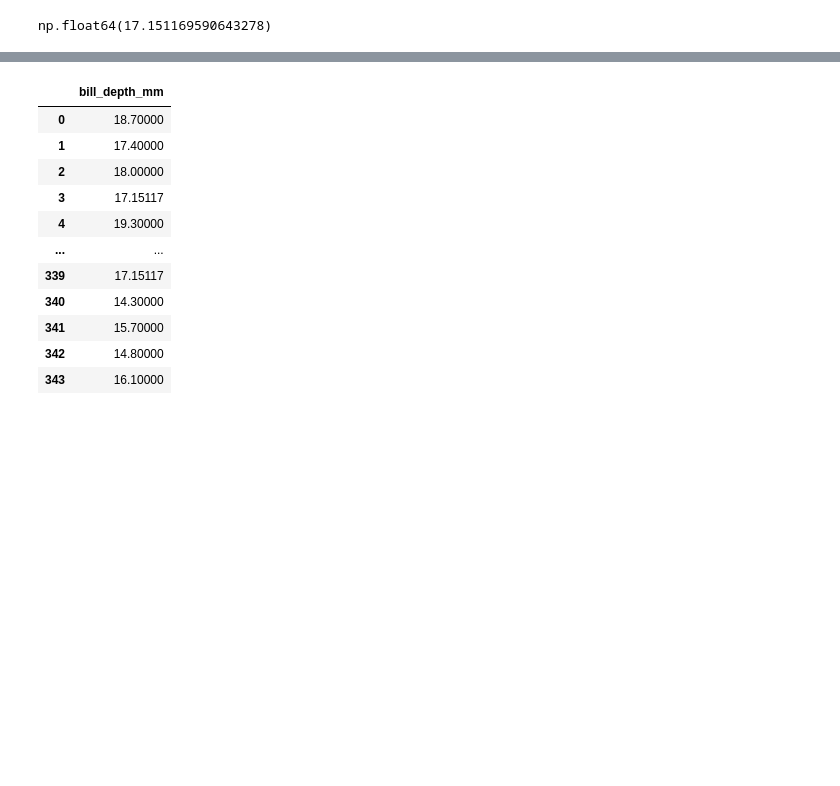
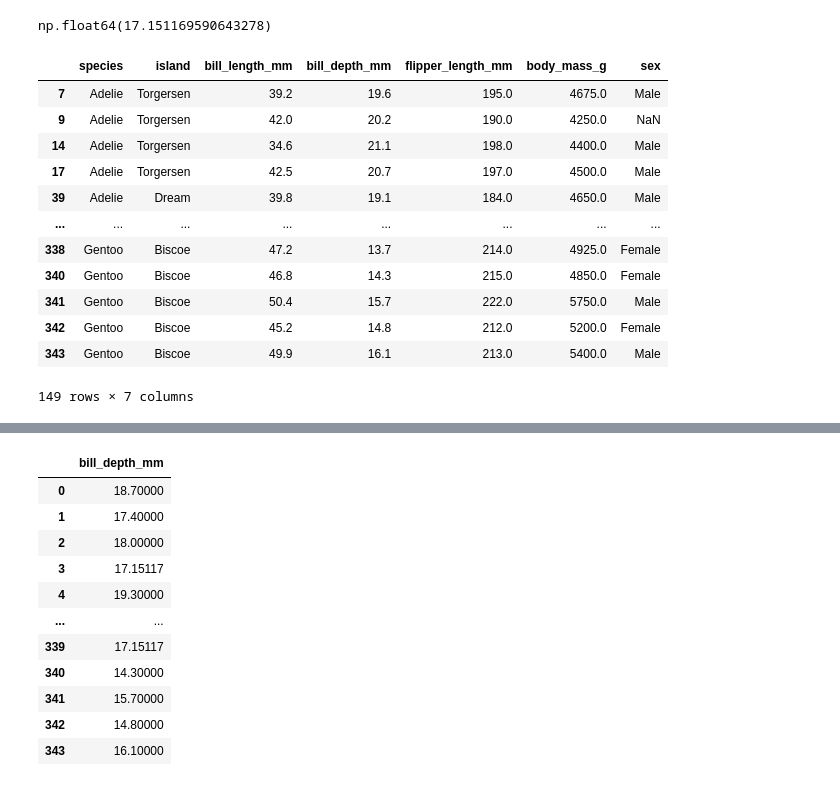
Before and after one commit to sreenandinisreenivasan3-sree/ML-project, a Jupyter notebook: Day_2_WORKSHEET.ipynb, the cells around one changed output, grey strips where cells are left out. Drawn from its saved outputs; the diff is of its cells as text; code cells hidden in the pictures; blank space fills up the shorter version.

```diff
--- a/Day_2_WORKSHEET.ipynb
+++ b/Day_2_WORKSHEET.ipynb
@@ -553,8 +553,8 @@ array([[2, 3],
 # %%
 #penguins dataset
 # %%
-df=sns.load_dataset("penguins")
-df.head()
+df1=sns.load_dataset("penguins")
+df1.head()
 # %% [output]
 |  | species | island | bill_length_mm | bill_depth_mm | flipper_length_mm | body_mass_g | sex |
 | 0 | Adelie | Torgersen | 39.1 | 18.7 | 181.0 | 3750.0 | Male |
@@ -631,13 +631,13 @@ df.isnull().sum()    #checking the missing values
 dtype: int64
 # %%
-len_mean=df['bill_length_mm'].mean()
+len_mean=df1['bill_length_mm'].mean()
 len_mean
 # %% [output]
 np.float64(43.9219298245614)
 # %%
 
-df['bill_length_mm']=df['bill_length_mm'].fillna(len_mean)  #fill missing numerical values with mean
-df['bill_length_mm']
+df1['bill_length_mm']=df1['bill_length_mm'].fillna(len_mean)  #fill missing numerical values with mean
+df1['bill_length_mm']
 # %% [output]
 |  | bill_length_mm |
 | 0 | 39.10000 |
@@ -675,3 +675,19 @@ dep_mean=df['bill_depth_mm'].mean()
 dep_mean
 # %% [output]
 np.float64(17.151169590643278)
+# %%
+df1[df1['body_mass_g']>df1['body_mass_g'].mean()]
+# %% [output]
+|  | species | island | bill_length_mm | bill_depth_mm | flipper_length_mm | body_mass_g | sex |
+| 7 | Adelie | Torgersen | 39.2 | 19.6 | 195.0 | 4675.0 | Male |
+| 9 | Adelie | Torgersen | 42.0 | 20.2 | 190.0 | 4250.0 | NaN |
+| 14 | Adelie | Torgersen | 34.6 | 21.1 | 198.0 | 4400.0 | Male |
+| 17 | Adelie | Torgersen | 42.5 | 20.7 | 197.0 | 4500.0 | Male |
+| 39 | Adelie | Dream | 39.8 | 19.1 | 184.0 | 4650.0 | Male |
+| ... | ... | ... | ... | ... | ... | ... | ... |
+| 338 | Gentoo | Biscoe | 47.2 | 13.7 | 214.0 | 4925.0 | Female |
+| 340 | Gentoo | Biscoe | 46.8 | 14.3 | 215.0 | 4850.0 | Female |
+| 341 | Gentoo | Biscoe | 50.4 | 15.7 | 222.0 | 5750.0 | Male |
+| 342 | Gentoo | Biscoe | 45.2 | 14.8 | 212.0 | 5200.0 | Female |
+| 343 | Gentoo | Biscoe | 49.9 | 16.1 | 213.0 | 5400.0 | Male |
+149 rows × 7 columns
```
Also changed, not shown: parts of 19 cells of this notebook.
